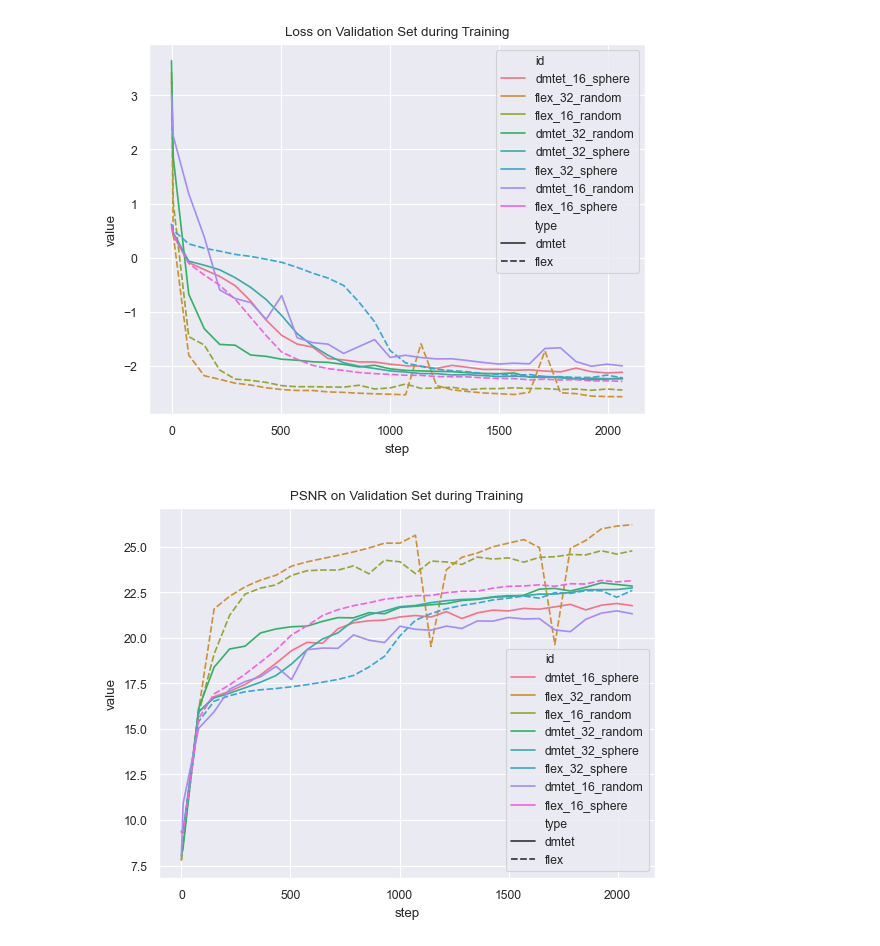
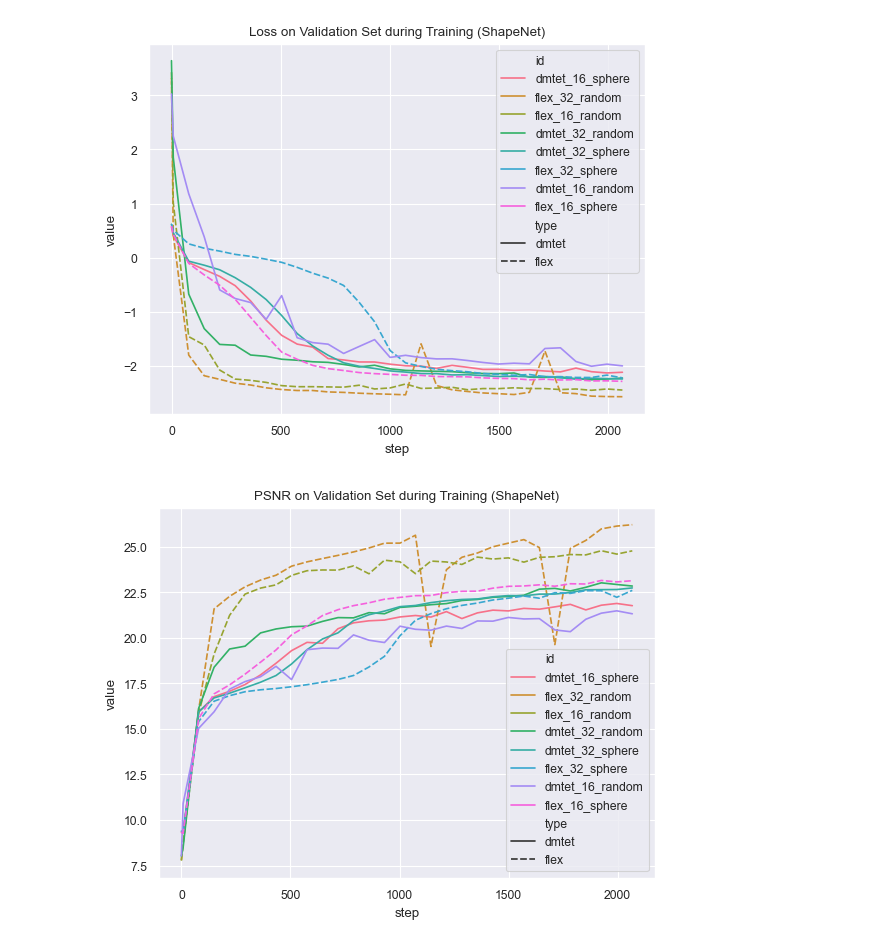
Before and after one commit to kataikko/dll2025project, a Jupyter notebook: plotting/plotting.ipynb, the cells around one changed output. Cells and saved outputs as stored; diff of their text form; code cells hidden in the pictures.

```diff
--- a/plotting/plotting.ipynb
+++ b/plotting/plotting.ipynb
@@ -90,14 +96,14 @@ plt.savefig(PLOT_DIR + "val_iou" + ".png")
 # %%
 sns.lineplot(val_loss, x="step", y="value", hue="id", style="type")
-plt.title("Loss on Validation Set during Training")
+plt.title("Loss on Validation Set during Training (ShapeNet)")
 plt.savefig(PLOT_DIR + "val_loss" + ".png")
 # %% [output]
-[figure, old version]
+[figure, new version]
 # %%
 sns.lineplot(val_psnr, x="step", y="value", hue="id", style="type")
-plt.title("PSNR on Validation Set during Training")
+plt.title("PSNR on Validation Set during Training (ShapeNet)")
 plt.savefig(PLOT_DIR + "val_psnr" + ".png")
 # %% [output]
-[figure, old version]
+[figure, new version]
 # %%
 sns.lineplot(val_rec_mask_mse, x="step", y="value", hue="id", style="type")
```
Also changed, not shown: parts of 12 cells of this notebook, 16 other files.
